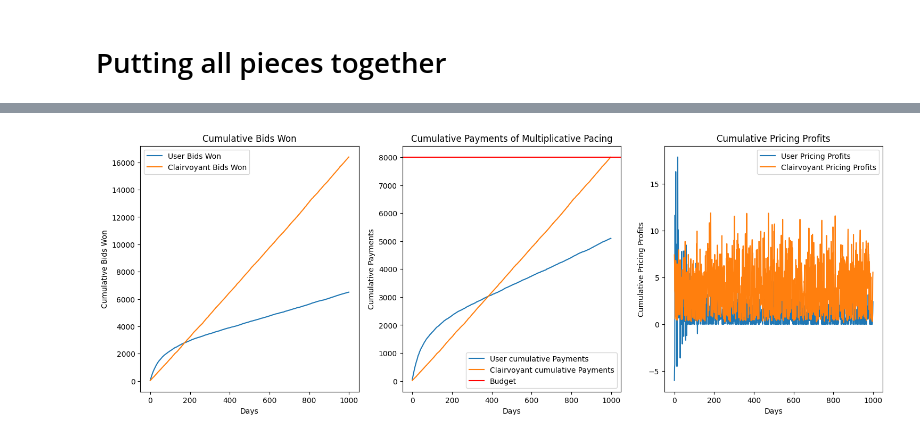
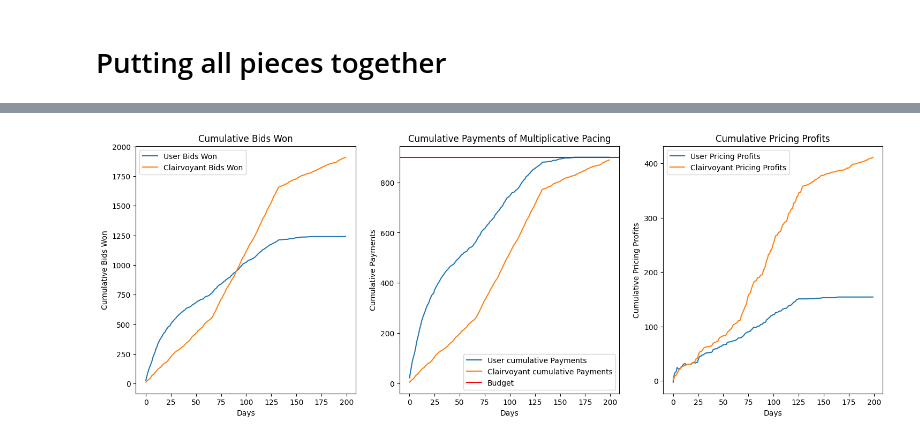
Before and after one commit to manuu1311/OLA-project, a Jupyter notebook: Deliverables/Requirement2/requirement2.ipynb, the cells around one changed output, grey strips where cells are left out. Drawn from its saved outputs; the diff is of its cells as text; code cells hidden in the pictures.

```diff
--- a/Deliverables/Requirement2/requirement2.ipynb
+++ b/Deliverables/Requirement2/requirement2.ipynb
@@ -133,7 +150,7 @@ plt.show();
 MULTIPLICATIVE PACING
 # %%
 # First Price Auction
-n_advertisers = 4
+n_advertisers = 6
 n_users = 10000
 Budget = 400
 my_valuation = 0.6
@@ -144,9 +161,10 @@ eta = 1/np.sqrt(n_users) # from theory
 # Generate competing bids
 np.random.seed(57)
 other_bids = np.array([generate_bids(n_advertisers, np.random.normal(0.5, 5), t) for t in range(n_users)]).T
-#other_bids[:,1000:3000] = np.random.uniform(0,1)
-#other_bids[:,5000:7000] = np.random.uniform(0,1)
-#other_bids[:,9000:] = np.random.uniform(0,1)
+# adding more non-stationarity
+other_bids[:,3333:6666] -= 0.10
+other_bids[:,6666:] += 0.10
+other_bids = np.clip(other_bids, 0, 1)
 m_t = other_bids.max(axis=0)
 
 
@@ -168,7 +186,7 @@ clairvoyant_payments = [(clairvoyant_bids[u]*int(clairvoyant_bids[u] >= m_t[u]))
 clairvoyant_utilities = [(my_valuation-m_t[u])*int(clairvoyant_bids[u] >= m_t[u]) for u in range(n_users)]
 
 
-n_epochs = 10
+n_epochs = 50
 all_regrets = []
 all_pseudo_regrets = []
 all_payments = []
@@ -256,11 +284,11 @@ plt.show()
 # Putting all pieces together
 # %%
 # bidding parameters
-days = 1000
-n_users = 200
-n_advertisers = 4
+days = 200
+n_users = 100
+n_advertisers = 5
 ctrs = np.ones(n_advertisers)
-Budget = 8000
+Budget = 900
 my_valuation=0.6
 eta = 1/np.sqrt(n_users*days)
 rho = Budget/(n_users*days)
@@ -305,6 +333,11 @@ pricing_agent = HedgeAgent(K,learning_rate)
 
 # Generate competing bids
 other_bids = np.array([generate_bids(n_advertisers, np.random.normal(0.5, 5), t) for t in range(n_users*days)]).T
+# adding more non-stationarity
+time_horizon = n_users*days
+other_bids[:,int(time_horizon/3):int(time_horizon*(2/3))] -= 0.10
+other_bids[:,int(time_horizon*(2/3)):] += 0.10
+other_bids = np.clip(other_bids, 0, 1)
 m_t = other_bids.max(axis=0)
 
 # Adversarial clairvoyant
@@ -379,8 +412,10 @@ cumulative_payments = np.cumsum(my_payments)
 cumulative_clair_payments = np.cumsum(clair_payments)
 user_bids_won = np.cumsum(user_bids_won)
 clair_bids_won = np.cumsum(clair_bids_won)
+cum_pricing_profit = np.cumsum(pricing_profit)
+cum_clair_pricing_profit = np.cumsum(clair_expected_pricing_profit)
 utilities = np.cumsum(utilities)
 clairvoyant_utilities = np.cumsum(clairvoyant_utilities)
 
-# regrets
+# regret
 cumulative_pricing_regret = np.cumsum(clair_expected_pricing_profit - pricing_profit)
@@ -399,26 +422,26 @@ plt.show()
 # %%
 fig, ax = plt.subplots(1,3, figsize=(18,6))
 ax[0].plot(np.arange(days), user_bids_won, label='User Bids Won')
 ax[0].plot(np.arange(days), clair_bids_won, label='Clairvoyant Bids Won')
 ax[0].set_xlabel('Days')
 ax[0].set_ylabel('Cumulative Bids Won')
 ax[0].legend()
 ax[0].set_title('Cumulative Bids Won')
 
 ax[1].plot(np.arange(days), cumulative_payments, label='User cumulative Payments')
 ax[1].plot(np.arange(days), cumulative_clair_payments, label='Clairvoyant cumulative Payments')
 ax[1].axhline(Budget, color='red', label='Budget')
 ax[1].set_xlabel('Days')
 ax[1].set_ylabel('Cumulative Payments')
 ax[1].set_title('Cumulative Payments of Multiplicative Pacing')
 ax[1].legend()
 
-ax[2].plot(np.arange(days), pricing_profit, label='User Pricing Profits')
-ax[2].plot(np.arange(days), clair_expected_pricing_profit, label='Clairvoyant Pricing Profits')
+ax[2].plot(np.arange(days), cum_pricing_profit, label='User Pricing Profits')
+ax[2].plot(np.arange(days), cum_clair_pricing_profit, label='Clairvoyant Pricing Profits')
 ax[2].set_xlabel('Days')
 ax[2].set_ylabel('Cumulative Pricing Profits')
 ax[2].set_title('Cumulative Pricing Profits')
 ax[2].legend()
 plt.show()
 # %% [output]
-[figure, old version]
+[figure, new version]
```
Also changed, not shown: parts of 14 cells of this notebook, 1 other file.
